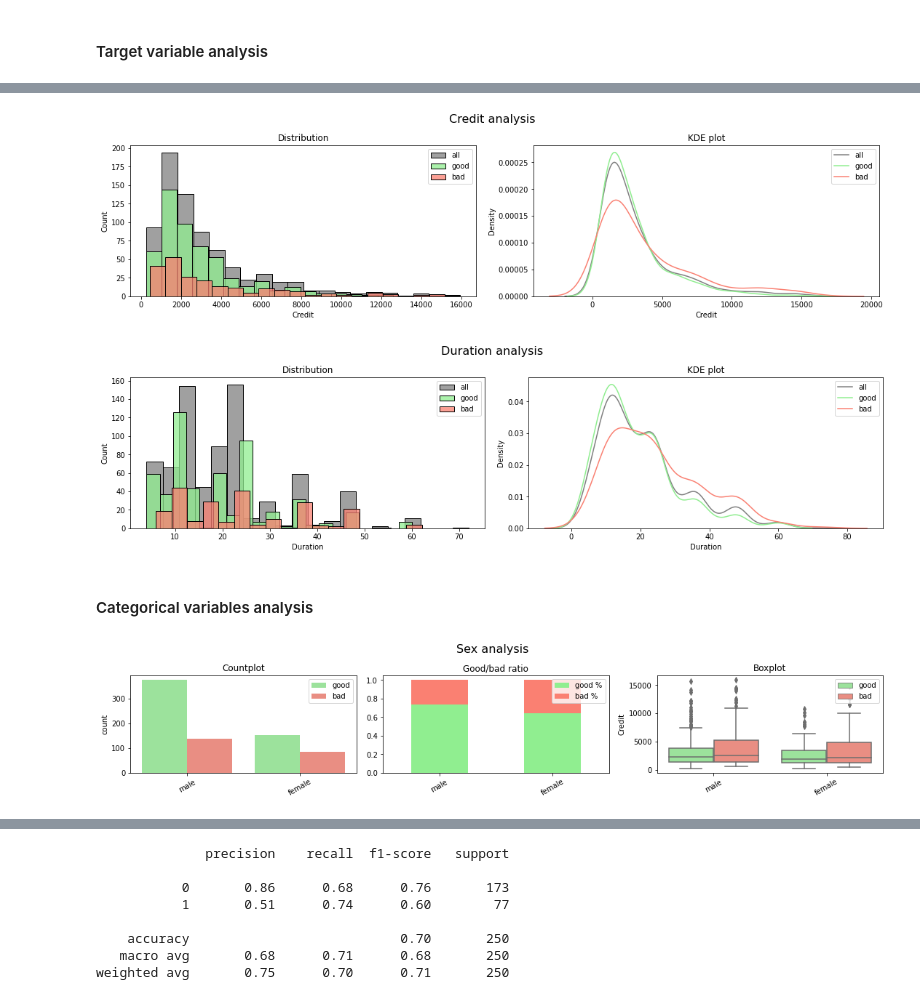
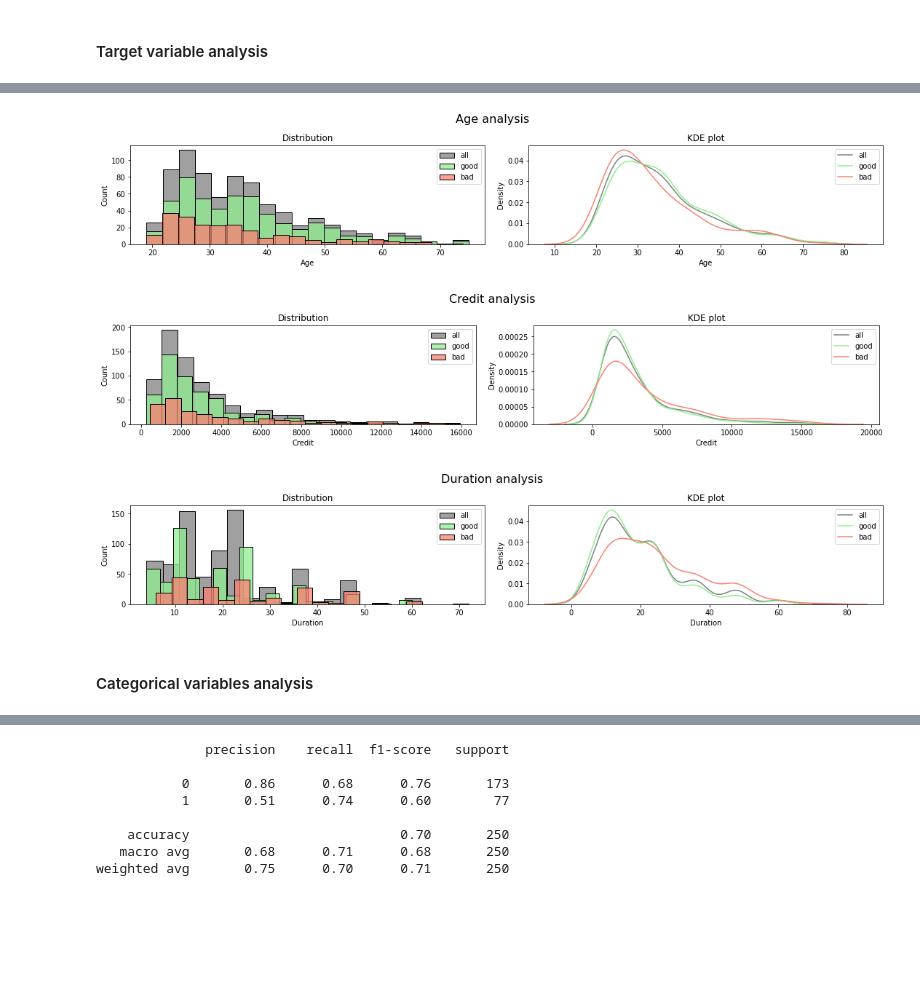
Before and after one commit to DanielGobl/sharing_github, a Jupyter notebook: analysis v3.ipynb, the cells around one changed output, grey strips where cells are left out. Drawn from its saved outputs; the diff is of its cells as text; code cells hidden in the pictures; blank space fills up the shorter version.

```diff
--- a/analysis v3.ipynb
+++ b/analysis v3.ipynb
@@ -116,3 +115,6 @@ df_train.describe()
+# %%
+num_cols = ['Age','Credit','Duration']
+cat_cols = ['Sex','Job','Housing','Savings','Checking','Purpose']
 # %% [markdown]
 #### Target variable analysis
 # %%
@@ -128,7 +131,7 @@ plt.show()
 
 def num_var_charts(var):
 
-    fig, (ax1, ax2) = plt.subplots(nrows=1, ncols=2, figsize=(15,4), constrained_layout=True)
+    fig, (ax1, ax2) = plt.subplots(nrows=1, ncols=2, figsize=(15,3), constrained_layout=True)
     fig.suptitle(var + ' analysis', fontsize=16)
 
     sns.histplot(x=var, data=df_train, color='grey', ax=ax1, bins=20, label='all')
@@ -151,11 +150,10 @@ num_var_charts('Age')
-# %%
-num_var_charts('Credit')
-# %% [output]
-[figure, removed]
-# %%
-num_var_charts('Duration')
-# %% [output]
-[figure, removed]
+# %%
+for i in num_cols:
+    num_var_charts(i)
+# %% [output]
+[figure, added]
+[figure, added]
+[figure, added]
 # %% [markdown]
 #### Categorical variables analysis
 # %%
@@ -193,7 +191,3 @@ def cat_var_charts(var):
     ax3.set(xlabel=None)
 
     plt.show()
-# %%
-cat_var_charts('Sex')
-# %% [output]
-[figure, removed]
```
Also changed, not shown: parts of 39 cells of this notebook.
